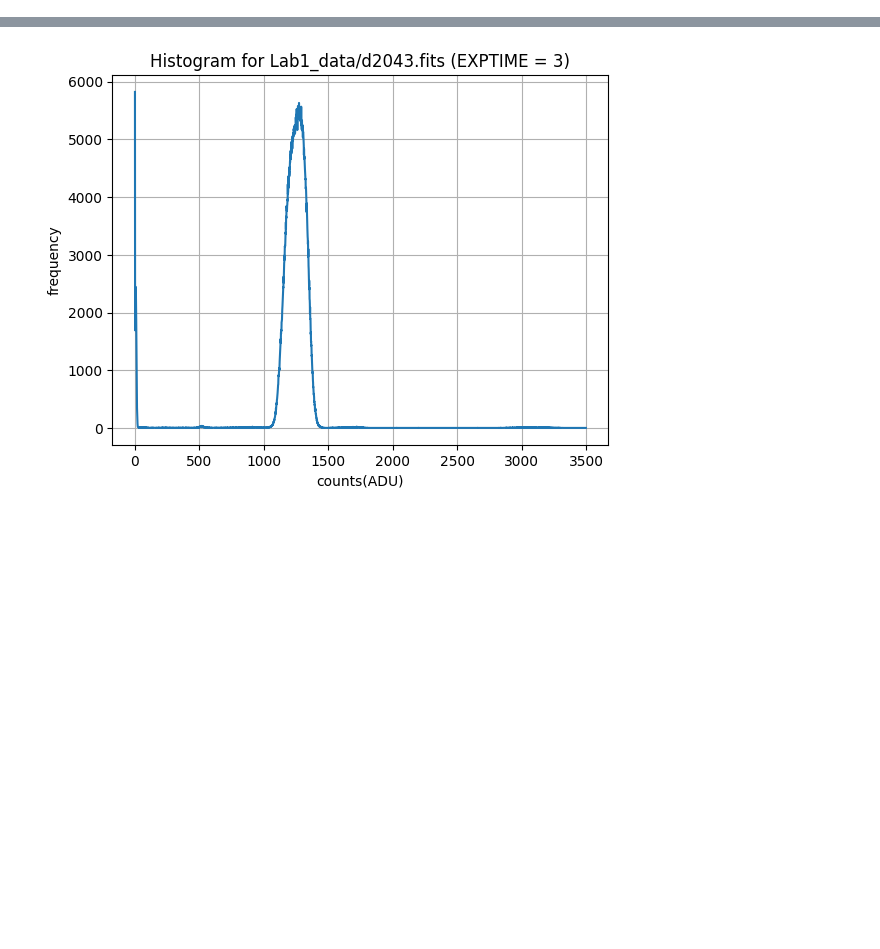
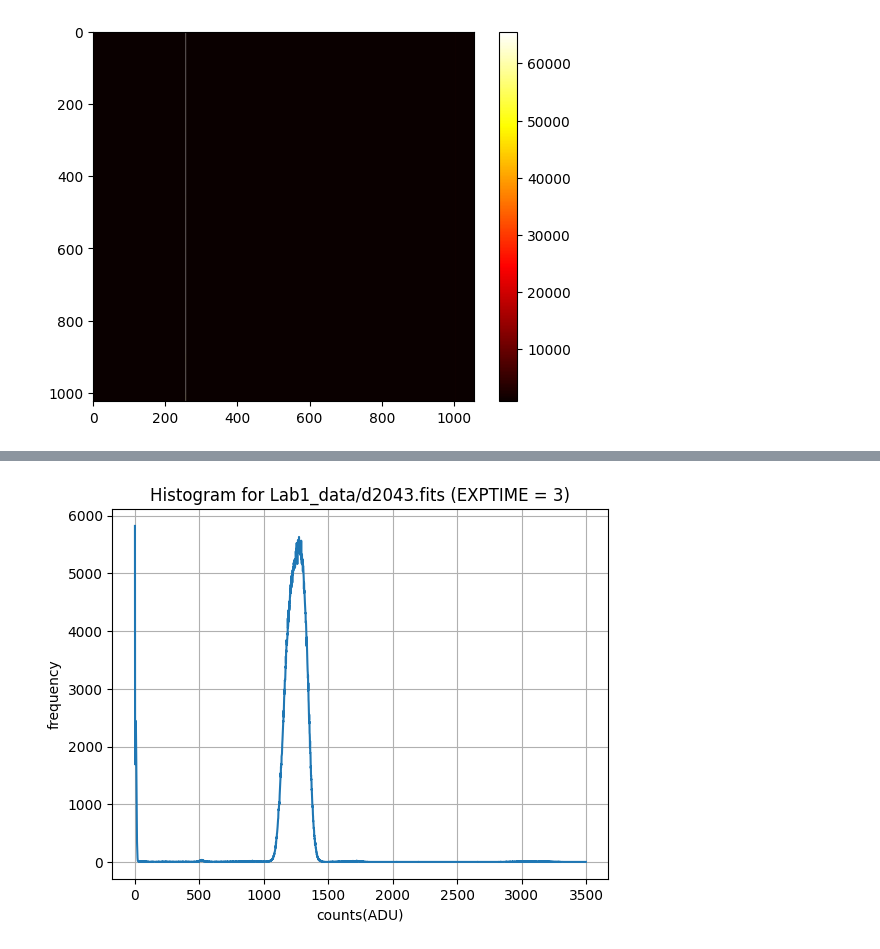
Before and after one commit to parkergeorge30/ASTRO150, a Jupyter notebook: Lab_1.ipynb, the cells around one changed output, grey strips where cells are left out. Drawn from its saved outputs; the diff is of its cells as text; code cells hidden in the pictures; blank space fills up the shorter version.

```diff
--- a/Lab_1.ipynb
+++ b/Lab_1.ipynb
@@ -66,15 +143,18 @@ def set_negatives_to_zero_nd(tensor):
 # %%
-bias_frames = glob.glob('Lab1_data/d20[0-1][0-9].fits')
-
 def bias(x):
     n = len(x)
     tot = zeros(n, dtype=float)
 
     for i, file in enumerate(x):
         arr = fits.getdata(file)
         tot[i] = arr
     avg = my_avg(tot)
     return avg
 
-biasdat = bias(bias_frames)
+master_bias = bias(bias_frames)
+plt.imshow(master_bias, cmap='hot')
+plt.colorbar()
+plt.show()
+# %% [output]
+[figure, added]
 # %% [markdown]
```
Also changed, not shown: parts of 55 cells of this notebook.
